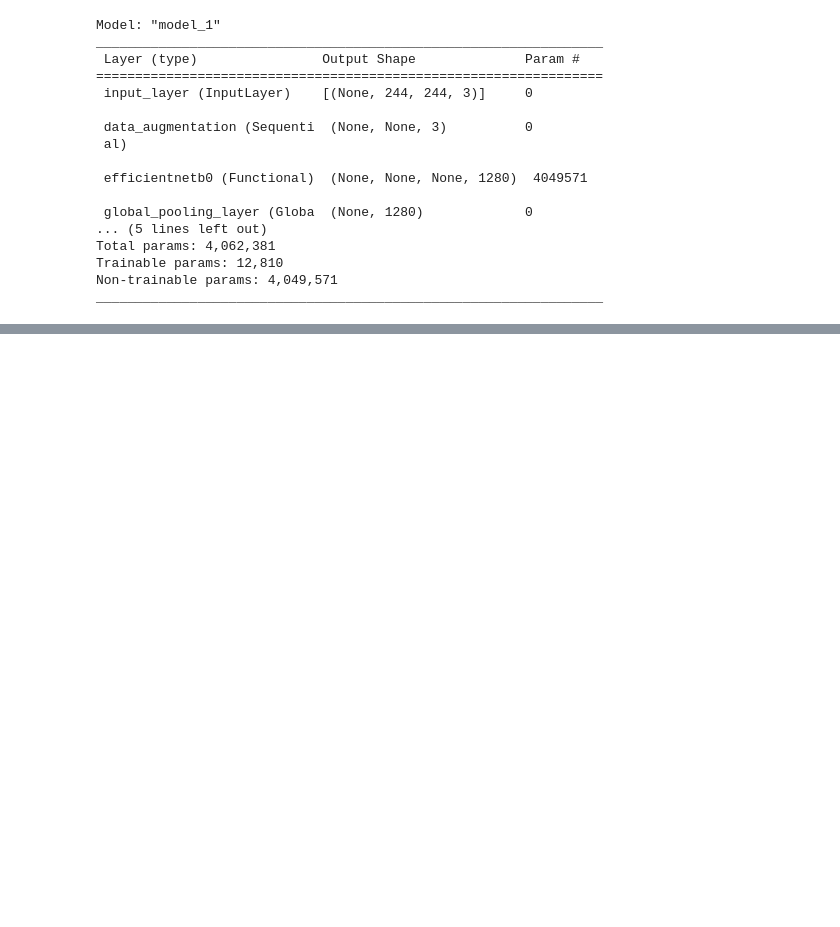
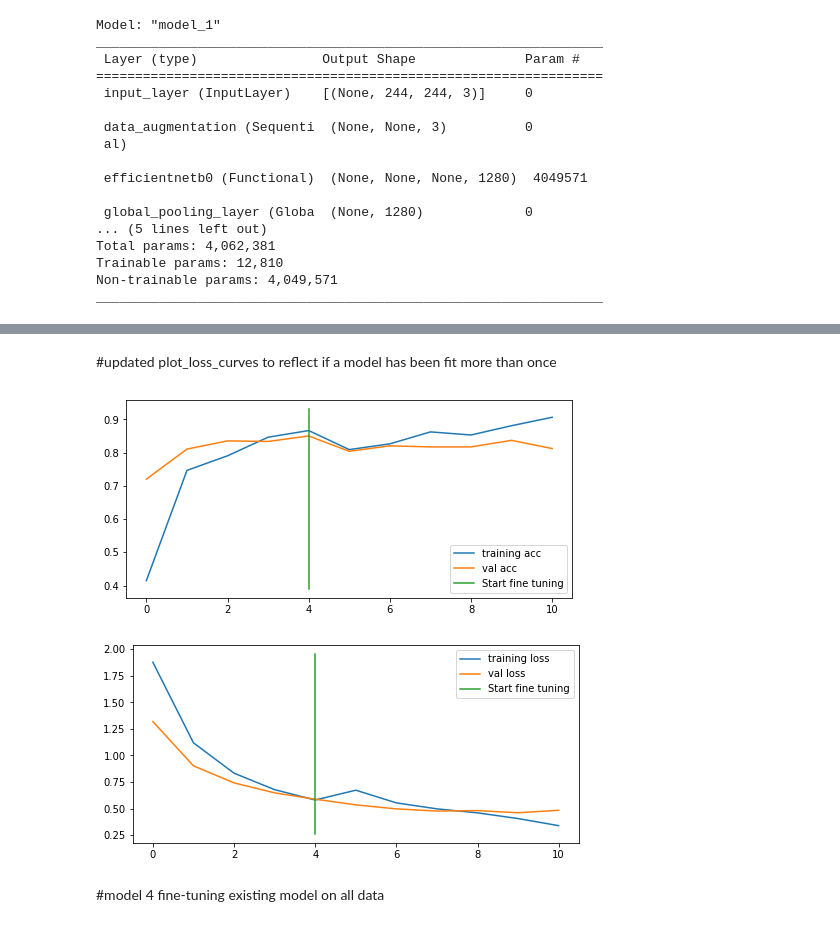
Before and after one commit to JacksonLeb/tensorflow_learning, a Jupyter notebook: 05_transfer_learning_fine_tuning.ipynb, the cells around one changed output, grey strips where cells are left out. Drawn from its saved outputs; the diff is of its cells as text; code cells hidden in the pictures; blank space fills up the shorter version.

```diff
--- a/05_transfer_learning_fine_tuning.ipynb
+++ b/05_transfer_learning_fine_tuning.ipynb
@@ -503,0 +728,2 @@ model_2.compile(loss="categorical_crossentropy",
+# %% [markdown]
+#updated plot_loss_curves to reflect if a model has been fit more than once
@@ -503,0 +773,8 @@ model_2.compile(loss="categorical_crossentropy",
+# %%
+compare_histories(history_10_percent,
+                 hisotry_fine_10_percent_data_aug)
+# %% [output]
+[figure, added]
+[figure, added]
+# %% [markdown]
+#model 4 fine-tuning existing model on all data
```
Also changed, not shown: parts of 56 cells of this notebook.
